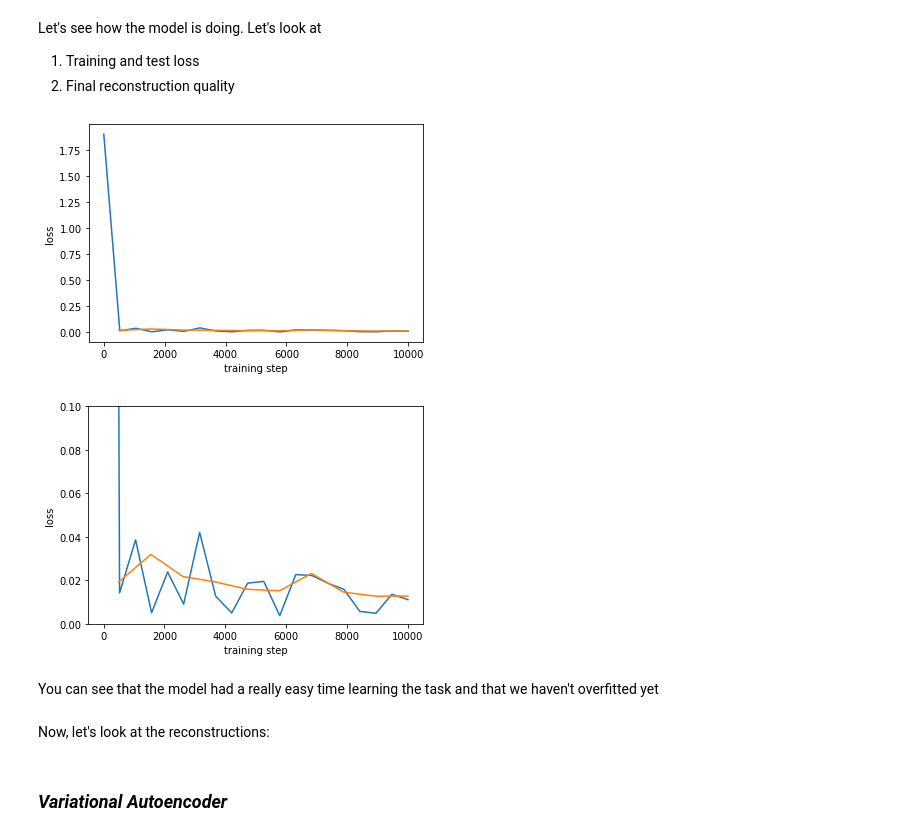
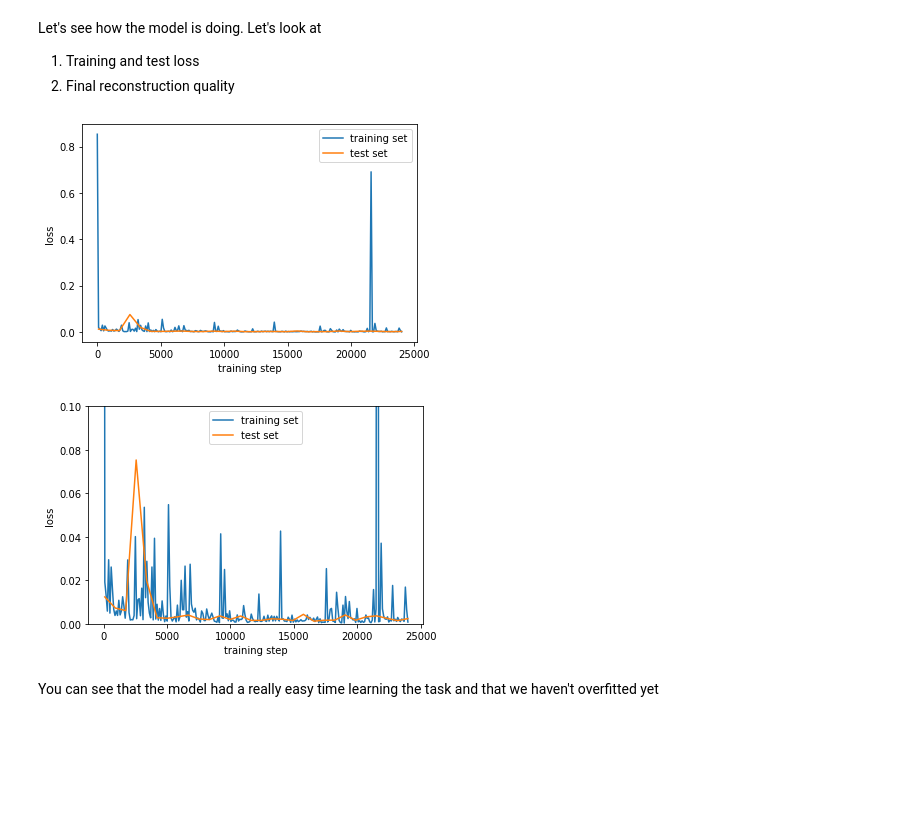
Before and after one commit to VMBoehm/ML_Lectures, a Jupyter notebook: IntroductionToVariationalAutoencoders_solutions.ipynb, the cells around one changed output. Cells and saved outputs as stored; diff of their text form; code cells hidden in the pictures; blank space fills up the shorter version.

```diff
--- a/IntroductionToVariationalAutoencoders_solutions.ipynb
+++ b/IntroductionToVariationalAutoencoders_solutions.ipynb
@@ -152,7 +153,7 @@ Let's set some immutable variables:
 The dimensionality of the input data and the dimensionality of the latent (encoded) space
 # %%
 INPUT_SIZE      = 1000
-LATENT_SIZE     = 2
+LATENT_SIZE     = 6
 # %% [markdown]
 Next we create pytorch datasets from the training and test data (note that you need to change the root_dir, if you placed the data in a different folder)
 # %%
@@ -173,6 +174,8 @@ class SDSS_DR16(Dataset):
             self.data = np.load(open(os.path.join(root_dir,'DR16_denoised_inpainted_test.npy'),'rb'),allow_pickle=True)
 
         self.data = torch.as_tensor(self.data)
+        self.mean = torch.mean(self.data)
+        self.std  = torch.std(self.data)
 
 
     def __len__(self):
@@ -182,7 +185,7 @@ class SDSS_DR16(Dataset):
         if torch.is_tensor(idx):
             idx = idx.tolist()
 
-        sample = self.data[idx]
+        sample = (self.data[idx]-self.mean)/self.std
 
         return sample
 
@@ -258,7 +264,7 @@ def train_loop(dataloader, model, loss_fn, optimizer):
         optimizer.step()
 
         # here we keep track of the loss
-        if batch % 500 == 0:
+        if batch % 100 == 0:
             loss, current = loss.item(), batch * len(X)
             losses.append(loss)
             print(f"loss: {loss:>7f}  [{current:>5d}/{size:>5d}]")
@@ -298,7 +304,7 @@ test_dataloader  = DataLoader(test_data, batch_size=BATCHSIZE_TEST, shuffle=True
 # %% [markdown]
 It's finally time for training:
 # %%
-EPOCHS = 10
+EPOCHS = 30
 
 train_loss = []
 test_loss  = []
@@ -333,26 +339,26 @@ Let's see how the model is doing. Let's look at
 # %%
 # losses
 length = len(np.asarray(train_loss).flatten())
 plt.figure()
-plt.plot(np.linspace(0,length*500,length), np.asarray(train_loss).flatten(),label='training set')
-plt.plot(np.linspace(500,(length)*500,len(test_loss)),test_loss,label='test set')
+plt.plot(np.linspace(0,length*100,length), np.asarray(train_loss).flatten(),label='training set')
+plt.plot(np.linspace(100,(length)*100,len(test_loss)),test_loss,label='test set')
 plt.xlabel('training step')
 plt.ylabel('loss')
+plt.legend()
 plt.show()
 
 ### zoom in
 length = len(np.asarray(train_loss).flatten())
 plt.figure()
-plt.plot(np.linspace(0,length*500,length), np.asarray(train_loss).flatten(),label='training set')
-plt.plot(np.linspace(500,(length)*500,len(test_loss)),test_loss,label='test set')
+plt.plot(np.linspace(0,length*100,length), np.asarray(train_loss).flatten(),label='training set')
+plt.plot(np.linspace(100,(length)*100,len(test_loss)),test_loss,label='test set')
 plt.xlabel('training step')
 plt.ylabel('loss')
+plt.legend()
 plt.ylim(0,0.1)
 plt.show()
 # %% [output]
-[figure, old version]
+[figure, new version]
-[figure, old version]
+[figure, new version]
 # %% [markdown]
 You can see that the model had a really easy time learning the task and that we haven't overfitted yet
-# %% [markdown]
-Now, let's look at the reconstructions:
@@ -361,2 +364,0 @@ for X in dataloader
-# %% [markdown]
-### ***Variational Autoencoder***
```
Also changed, not shown: parts of 50 cells of this notebook.
